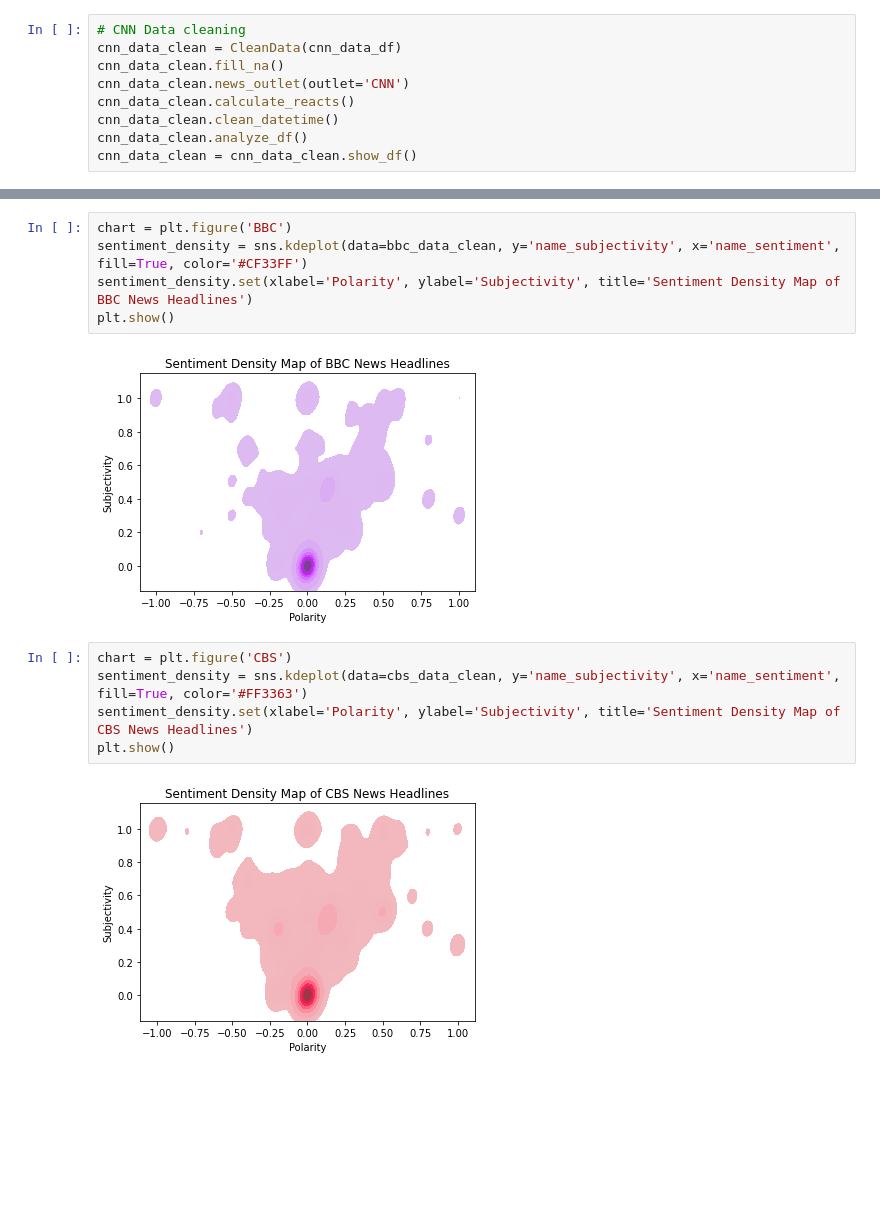
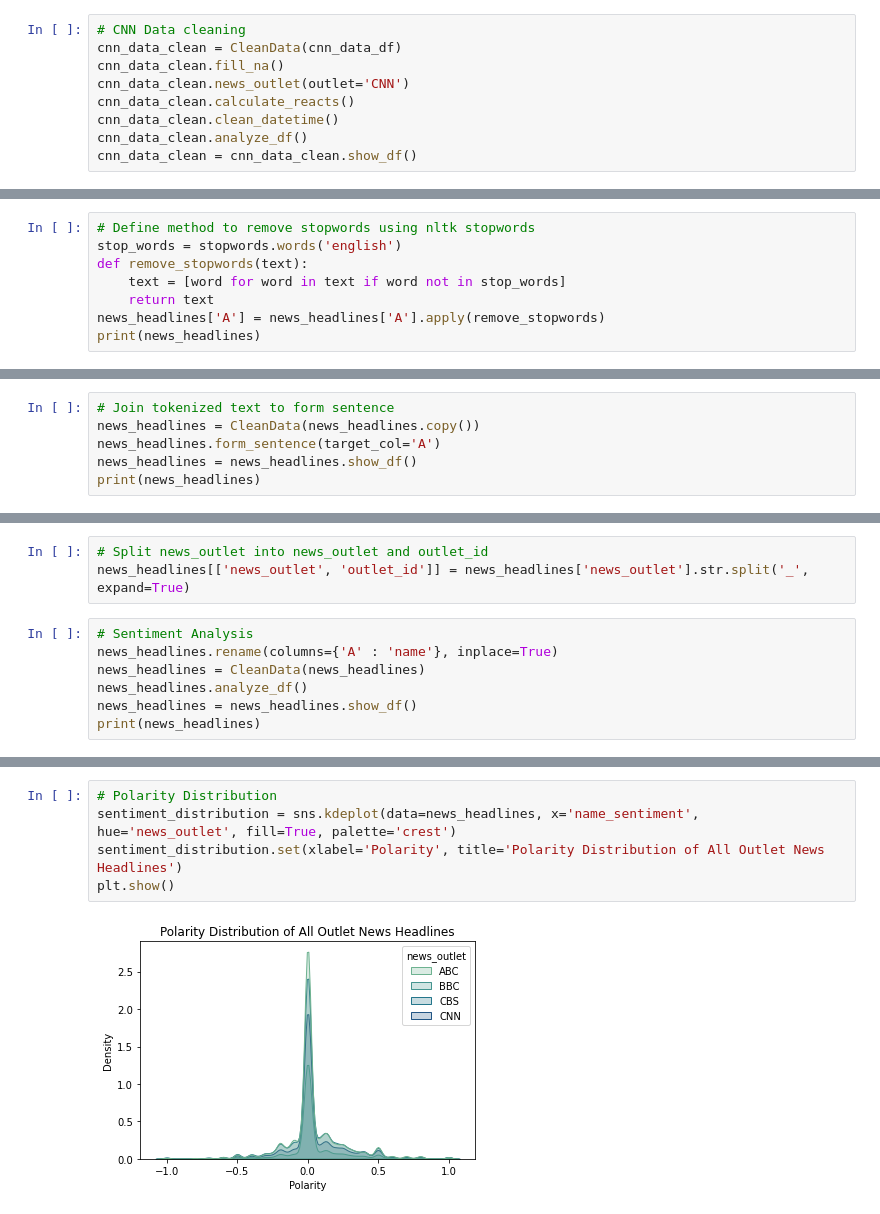
Before and after one commit to markalas/news-sentiment-analysis, a Jupyter notebook: main.ipynb, the cells around one changed output, grey strips where cells are left out. Saved outputs shown, nothing was run; the diff lists cells and outputs as text; blank space fills up the shorter version.

Commit message:
created density, distribution, and scatter plot for sentiment

```diff
--- a/main.ipynb
+++ b/main.ipynb
@@ -151,0 +204,8 @@ news_data_combined_df = pd.concat([abc_data_clean, bbc_data_clean, cbs_data_clea
+# %%
+# Define method to remove stopwords using nltk stopwords
+stop_words = stopwords.words('english')
+def remove_stopwords(text):
+    text = [word for word in text if word not in stop_words]
+    return text
+news_headlines['A'] = news_headlines['A'].apply(remove_stopwords)
+print(news_headlines)
@@ -151,0 +227,6 @@ news_data_combined_df = pd.concat([abc_data_clean, bbc_data_clean, cbs_data_clea
+# %%
+# Join tokenized text to form sentence
+news_headlines = CleanData(news_headlines.copy())
+news_headlines.form_sentence(target_col='A')
+news_headlines = news_headlines.show_df()
+print(news_headlines)
@@ -151,0 +248,10 @@ news_data_combined_df = pd.concat([abc_data_clean, bbc_data_clean, cbs_data_clea
+# %%
+# Split news_outlet into news_outlet and outlet_id
+news_headlines[['news_outlet', 'outlet_id']] = news_headlines['news_outlet'].str.split('_', expand=True)
+# %%
+# Sentiment Analysis
+news_headlines.rename(columns={'A' : 'name'}, inplace=True)
+news_headlines = CleanData(news_headlines)
+news_headlines.analyze_df()
+news_headlines = news_headlines.show_df()
+print(news_headlines)
@@ -160,14 +283,7 @@ plt.show()
 # %%
-chart = plt.figure('BBC')
-sentiment_density = sns.kdeplot(data=bbc_data_clean, y='name_subjectivity', x='name_sentiment', fill=True, color='#CF33FF')
-sentiment_density.set(xlabel='Polarity', ylabel='Subjectivity', title='Sentiment Density Map of BBC News Headlines')
+# Polarity Distribution
+sentiment_distribution = sns.kdeplot(data=news_headlines, x='name_sentiment', hue='news_outlet', fill=True, palette='crest')
+sentiment_distribution.set(xlabel='Polarity', title='Polarity Distribution of All Outlet News Headlines')
 plt.show()
 # %% [output]
-[figure, old version]
+[figure, new version]
-# %%
-chart = plt.figure('CBS')
-sentiment_density = sns.kdeplot(data=cbs_data_clean, y='name_subjectivity', x='name_sentiment', fill=True, color='#FF3363')
-sentiment_density.set(xlabel='Polarity', ylabel='Subjectivity', title='Sentiment Density Map of CBS News Headlines')
-plt.show()
-# %% [output]
-[figure, removed]
```
Also changed, not shown: parts of 18 cells of this notebook, 2 other files.
